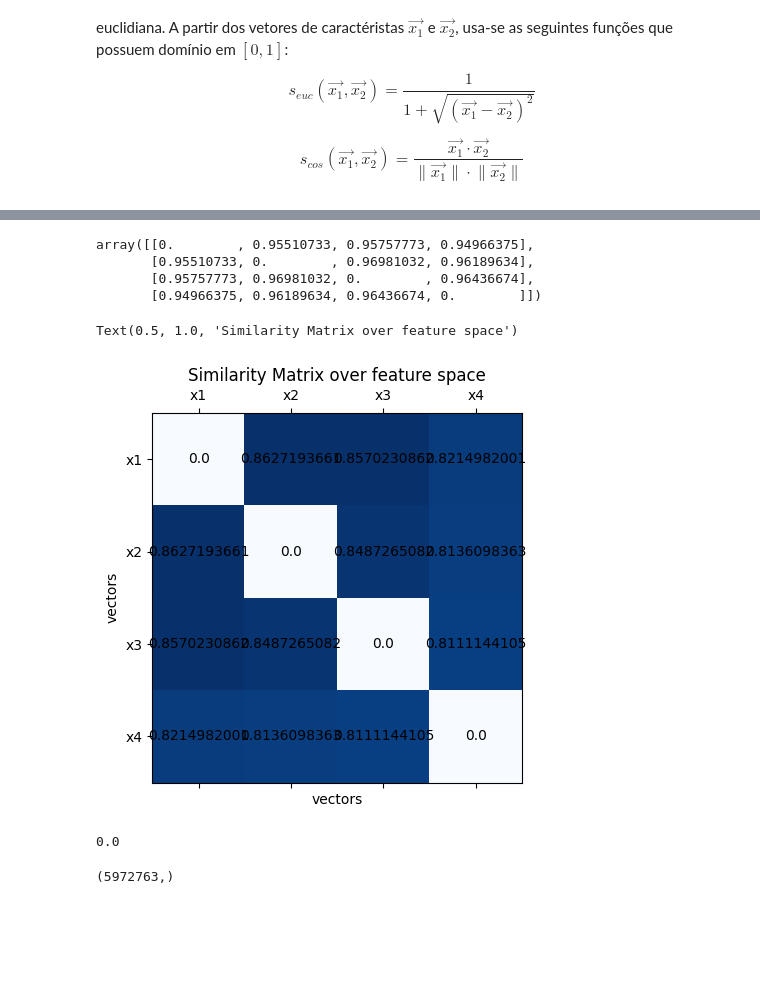
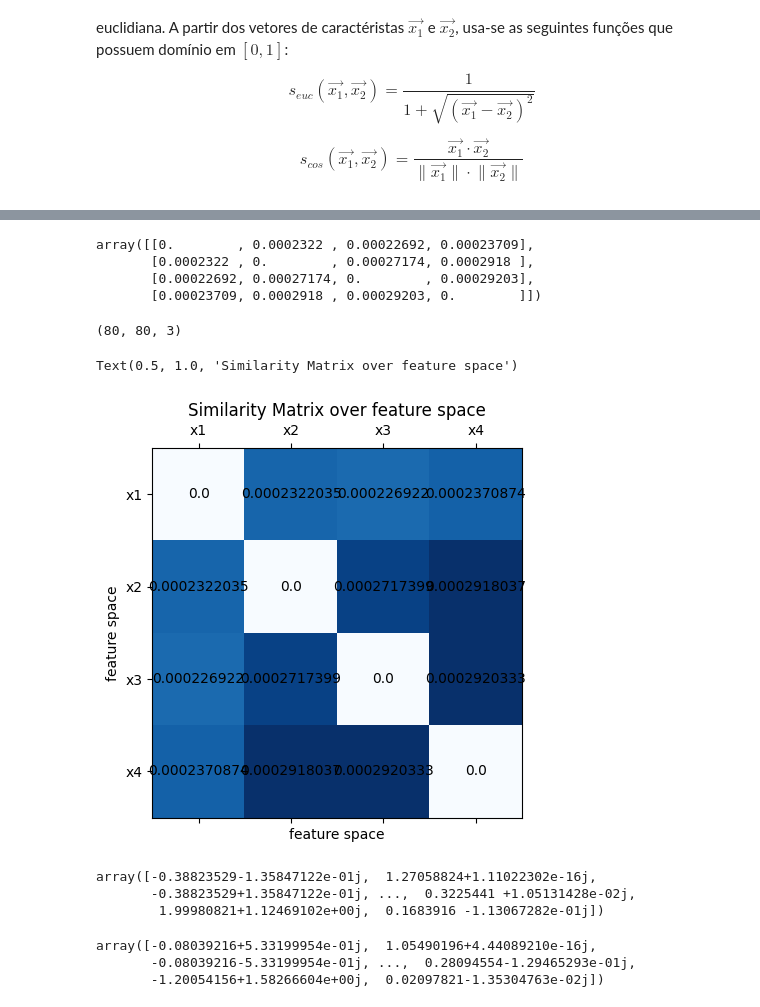
Before and after one commit to ryukinix/egsis, a Jupyter notebook: notebooks/label_component_unfolding.ipynb, the cells around one changed output, grey strips where cells are left out. Drawn from its saved outputs; the diff is of its cells as text; code cells hidden in the pictures; blank space fills up the shorter version.

```diff
--- a/notebooks/label_component_unfolding.ipynb
+++ b/notebooks/label_component_unfolding.ipynb
@@ -117,13 +121,19 @@ Clipping input data to the valid range for imshow with RGB data ([0..1] for floa
 from skimage.metrics import structural_similarity as ssim
 from skimage.color import rgb2gray
 
-x1 = features.get_segment_using_label(img, superpixels, selected_superpixels[0])
-x2 = features.get_segment_using_label(img, superpixels, selected_superpixels[1])
-x3 = features.get_segment_using_label(img, superpixels, selected_superpixels[2])
-x4 = features.get_segment_using_label(img, superpixels, selected_superpixels[3])
-
-vectors = [x1, x2, x3, x4]
-vectors = [rgb2gray(x) for x in [x1, x2, x3, x4]]
+img_segments = [
+    features.get_segment_by_label_cropped(
+        img,
+        superpixels,
+        selected_superpixels[i],
+        max_radius=max_radius,
+        centroid=centroids[selected_superpixels[i]],
+        erase_color=0
+    )
+    for i in range(len(selected_superpixels))
+]
+vectors = [features.feature_extraction(x) for x in img_segments]
+# vectors = img_segments
 n_vectors = len(vectors)
 similarity_matrix = np.zeros(shape=(n_vectors, n_vectors))
 similarity_matrix
@@ -132,41 +142,52 @@ for i in range(n_vectors):
     for j in range(n_vectors):
         if i == j:
             continue
-        similarity_matrix[i, j] = ssim(vectors[i], vectors[j])
+        similarity_matrix[i, j] = features.euclidian_similarity(vectors[i], vectors[j])
 
 
 similarity_matrix = np.around(similarity_matrix, decimals=10)
 similarity_matrix
 # %% [output]
-array([[0.        , 0.95510733, 0.95757773, 0.94966375],
-       [0.95510733, 0.        , 0.96981032, 0.96189634],
-       [0.95757773, 0.96981032, 0.        , 0.96436674],
-       [0.94966375, 0.96189634, 0.96436674, 0.        ]])
+array([[0.        , 0.0002322 , 0.00022692, 0.00023709],
+       [0.0002322 , 0.        , 0.00027174, 0.0002918 ],
+       [0.00022692, 0.00027174, 0.        , 0.00029203],
+       [0.00023709, 0.0002918 , 0.00029203, 0.        ]])
+# %%
+img_segments[0].shape
+# %% [output]
+(80, 80, 3)
 # %%
 import numpy as np
 import matplotlib.pyplot as plt
 
 fig, ax = plt.subplots()
 
 ax.matshow(similarity_matrix, cmap=plt.cm.Blues)
 
 for i in range(n_vectors):
     for j in range(n_vectors):
         c = similarity_matrix[i, j]
         ax.text(i, j, str(c), va='center', ha='center')
 
-plt.xticks(range(4), ["x1", "x2", "x3", "x4"])
-plt.yticks(range(4), ["x1", "x2", "x3", "x4"])
-plt.xlabel("vectors")
-plt.ylabel("vectors")
+axis_labels =[f"x{k+1}" for k in range(len(selected_superpixels))]
+axis_range = range(len(axis_labels))
+plt.xticks(axis_range, axis_labels)
+plt.yticks(axis_range, axis_labels)
+plt.xlabel("feature space")
+plt.ylabel("feature space")
 plt.title("Similarity Matrix over feature space")
 # %% [output]
 Text(0.5, 1.0, 'Similarity Matrix over feature space')
-[figure, old version]
+[figure, new version]
 # %%
+vectors[3]
 # %% [output]
-0.0
+array([-0.38823529-1.35847122e-01j,  1.27058824+1.11022302e-16j,
+       -0.38823529+1.35847122e-01j, ...,  0.3225441 +1.05131428e-02j,
+        1.99980821+1.12469102e+00j,  0.1683916 -1.13067282e-01j])
-# %%
-x1.shape
-# %% [output]
-(5972763,)
+# %%
+vectors[2]
+# %% [output]
+array([-0.08039216+5.33199954e-01j,  1.05490196+4.44089210e-16j,
+       -0.08039216-5.33199954e-01j, ...,  0.28094554-1.29465293e-01j,
+       -1.20054156+1.58266604e+00j,  0.02097821-1.35304763e-02j])
```
Also changed, not shown: parts of 3 cells of this notebook, 2 other files.
